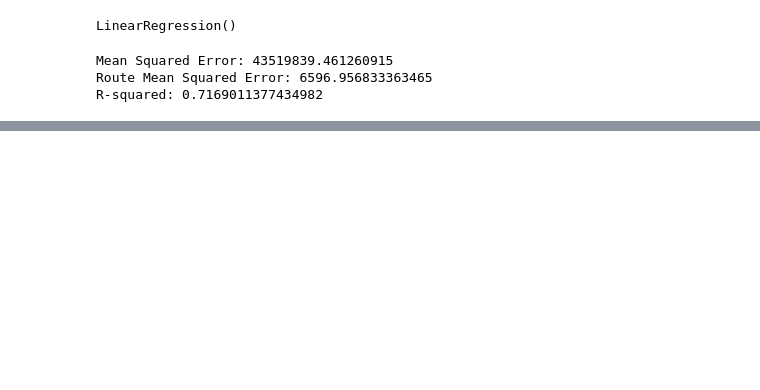
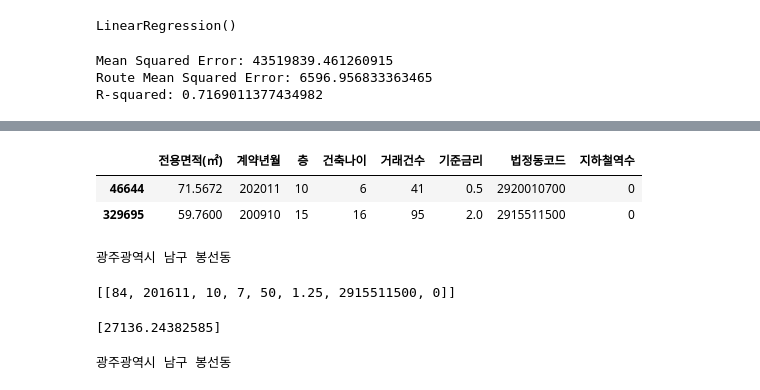
Before and after one commit to 2023-AISCHOOL-APP/araboraGJapt, a Jupyter notebook: byeongmin/4.EDA/기초EDA.ipynb, the cells around one changed output, grey strips where cells are left out. Saved outputs shown, nothing was run; the diff lists cells and outputs as text; code cells hidden in the pictures; blank space fills up the shorter version.

```diff
--- a/byeongmin/4.EDA/기초EDA.ipynb
+++ b/byeongmin/4.EDA/기초EDA.ipynb
@@ -184,0 +152,20 @@ X_test
+# %%
+X_train.head(2)
+# %% [output]
+|  | 전용면적(㎡) | 계약년월 | 층 | 건축나이 | 거래건수 | 기준금리 | 법정동코드 | 지하철역수 |
+| 46644 | 71.5672 | 202011 | 10 | 6 | 41 | 0.5 | 2920010700 | 0 |
+| 329695 | 59.7600 | 200910 | 15 | 16 | 95 | 2.0 | 2915511500 | 0 |
+# %%
+dong= input()
+dong_code=data['법정동코드'][data['시군구']== dong].unique()[0]
+X_predict=[[84,201611,10,7,50,1.25,dong_code,0]]
+# %% [output]
+광주광역시 남구 봉선동
+# %%
+X_predict
+# %% [output]
+[[84, 201611, 10, 7, 50, 1.25, 2915511500, 0]]
+# %%
+print(lrmodel.predict(X_predict))
+# %% [output]
+[27136.24382585]
@@ -184,0 +176,11 @@ X_test
+# %%
+with open('lineartest.pkl', 'rb') as model_file:
+    loaded_model = pickle.load(model_file)
+
+# 불러온 모델 사용
+dong= input()
+dong_code=data['법정동코드'][data['시군구']== dong].unique()[0]
+X_predict=[[84,202311,10,7,50,1.25,dong_code,0]]
+predictions = loaded_model.predict(X_predict)
+# %% [output]
+광주광역시 남구 봉선동
```
Also changed, not shown: parts of 11 cells of this notebook, 9 other files.
